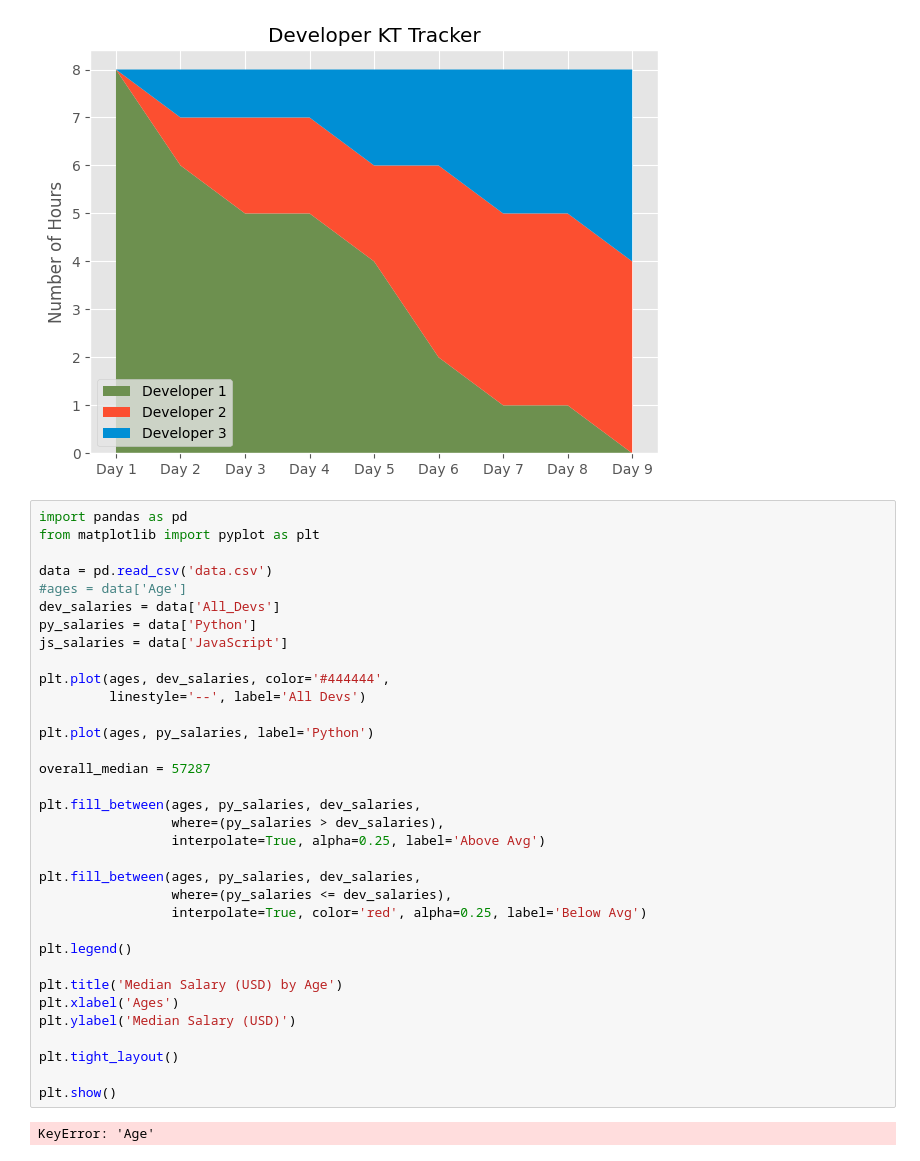
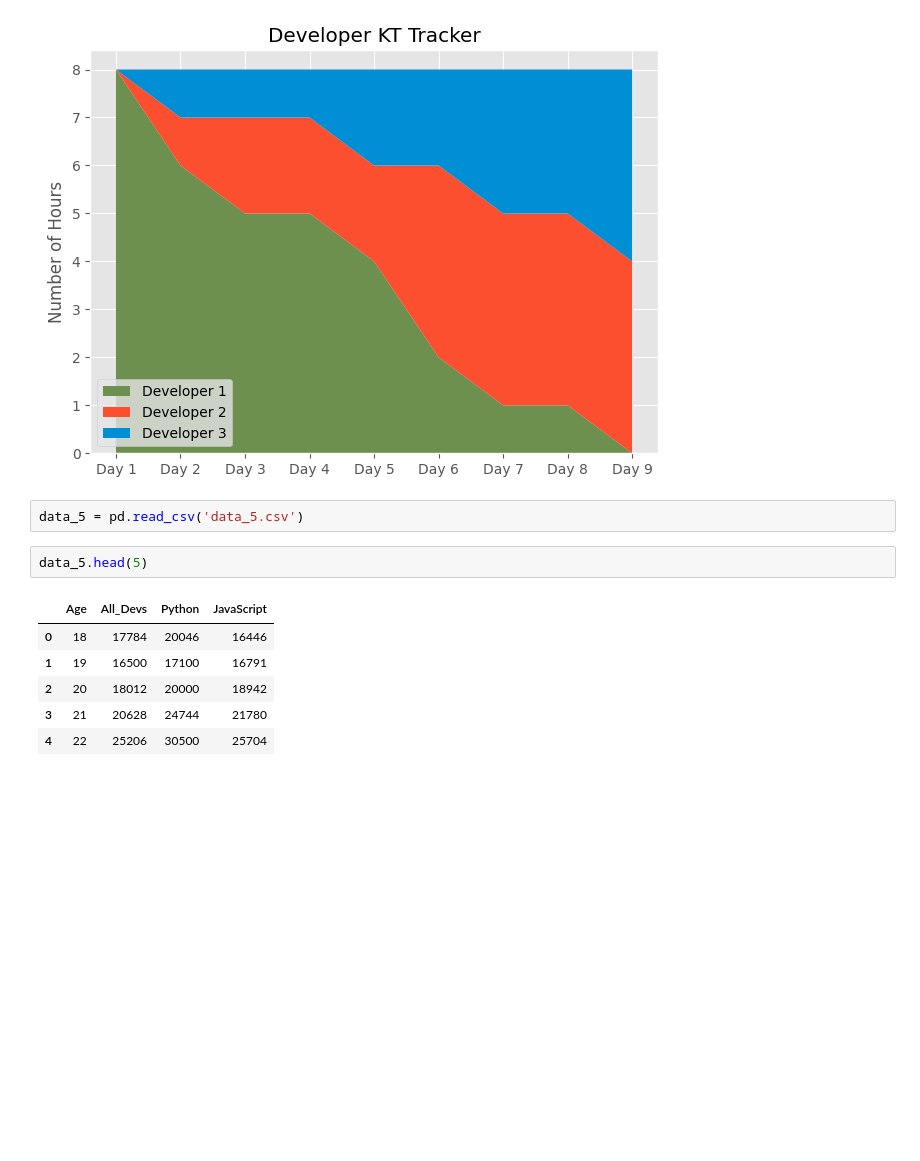
Before and after one commit to my-growth-diary/Corey-Schafer-Matplotlib-YT-Course, a Jupyter notebook: Practice Script - MatPlotLib.ipynb, the cells around one changed output. Saved outputs shown, nothing was run; the diff lists cells and outputs as text; blank space fills up the shorter version.

```diff
--- a/Practice Script - MatPlotLib.ipynb
+++ b/Practice Script - MatPlotLib.ipynb
@@ -206,39 +206,14 @@ plt.legend(loc = 'lower left')
 plt.show()
 # %% [output]
 [figure]
-# %%
-import pandas as pd
-from matplotlib import pyplot as plt
-
-data = pd.read_csv('data.csv')
-#ages = data['Age']
-dev_salaries = data['All_Devs']
-py_salaries = data['Python']
-js_salaries = data['JavaScript']
-
-plt.plot(ages, dev_salaries, color='#444444',
-         linestyle='--', label='All Devs')
-
-plt.plot(ages, py_salaries, label='Python')
-
-overall_median = 57287
-
-plt.fill_between(ages, py_salaries, dev_salaries,
-                 where=(py_salaries > dev_salaries),
-                 interpolate=True, alpha=0.25, label='Above Avg')
-
-plt.fill_between(ages, py_salaries, dev_salaries,
-                 where=(py_salaries <= dev_salaries),
-                 interpolate=True, color='red', alpha=0.25, label='Below Avg')
-
-plt.legend()
-
-plt.title('Median Salary (USD) by Age')
-plt.xlabel('Ages')
-plt.ylabel('Median Salary (USD)')
-
-plt.tight_layout()
-
-plt.show()
-# %% [output]
-KeyError: 'Age'
+# %%
+data_5 = pd.read_csv('data_5.csv')
+# %%
+data_5.head(5)
+# %% [output]
+|  | Age | All_Devs | Python | JavaScript |
+| 0 | 18 | 17784 | 20046 | 16446 |
+| 1 | 19 | 16500 | 17100 | 16791 |
+| 2 | 20 | 18012 | 20000 | 18942 |
+| 3 | 21 | 20628 | 24744 | 21780 |
+| 4 | 22 | 25206 | 30500 | 25704 |
```
Also changed, not shown: parts of 1 cell of this notebook.
